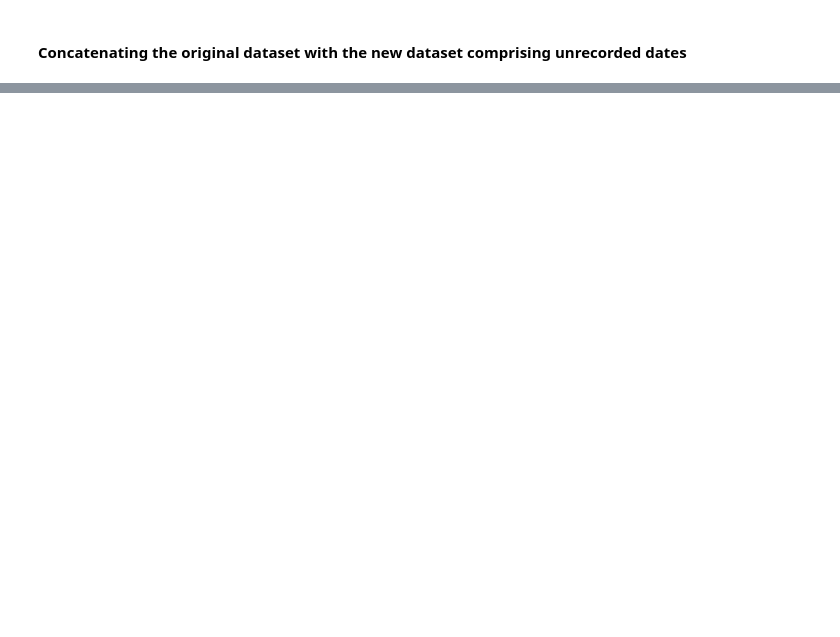
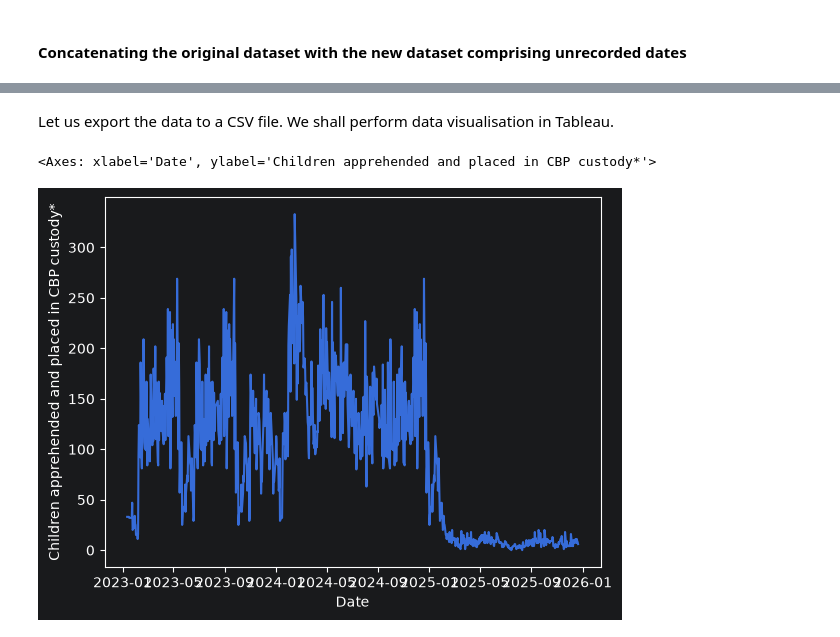
Before and after one commit to amithvardhan99/resume-projects, a Jupyter notebook: Predictive Forecasting of Care Load & Placement Demand/notebook.ipynb, the cells around one changed output, grey strips where cells are left out. Cells and saved outputs as stored; diff of their text form; code cells hidden in the pictures; blank space fills up the shorter version.

```diff
--- a/Predictive Forecasting of Care Load & Placement Demand/notebook.ipynb
+++ b/Predictive Forecasting of Care Load & Placement Demand/notebook.ipynb
@@ -123,0 +163,4 @@ df_3.head()
+# %%
+df_4["Children in HHS Care"] = list(map(lambda x: "".join(str(x).split(",")),df_4["Children in HHS Care"]))
+df_4["Children in HHS Care"] = df_4["Children in HHS Care"].astype("float64")
+df_4.head()
@@ -123,0 +177,3 @@ df_3.head()
+# %%
+df_4 = df_4.interpolate().copy()
+df_4.head()
@@ -123,0 +190,3 @@ df_3.head()
+# %%
+df_5 = df_4.round(0)
+df_5.head()
@@ -123,0 +206,3 @@ df_3.head()
+# %%
+df_6 = df_5.reset_index()
+df_6.head()
@@ -123,0 +216,2 @@ df_3.head()
+# %% [markdown]
+Let us export the data to a CSV file. We shall perform data visualisation in Tableau.
@@ -123,0 +220,5 @@ df_3.head()
+# %%
+sns.lineplot(data=df_6,x="Date",y="Children apprehended and placed in CBP custody*")
+# %% [output]
+<Axes: xlabel='Date', ylabel='Children apprehended and placed in CBP custody*'>
+[figure, added]
```
Also changed, not shown: parts of 18 cells of this notebook, 5 other files.
